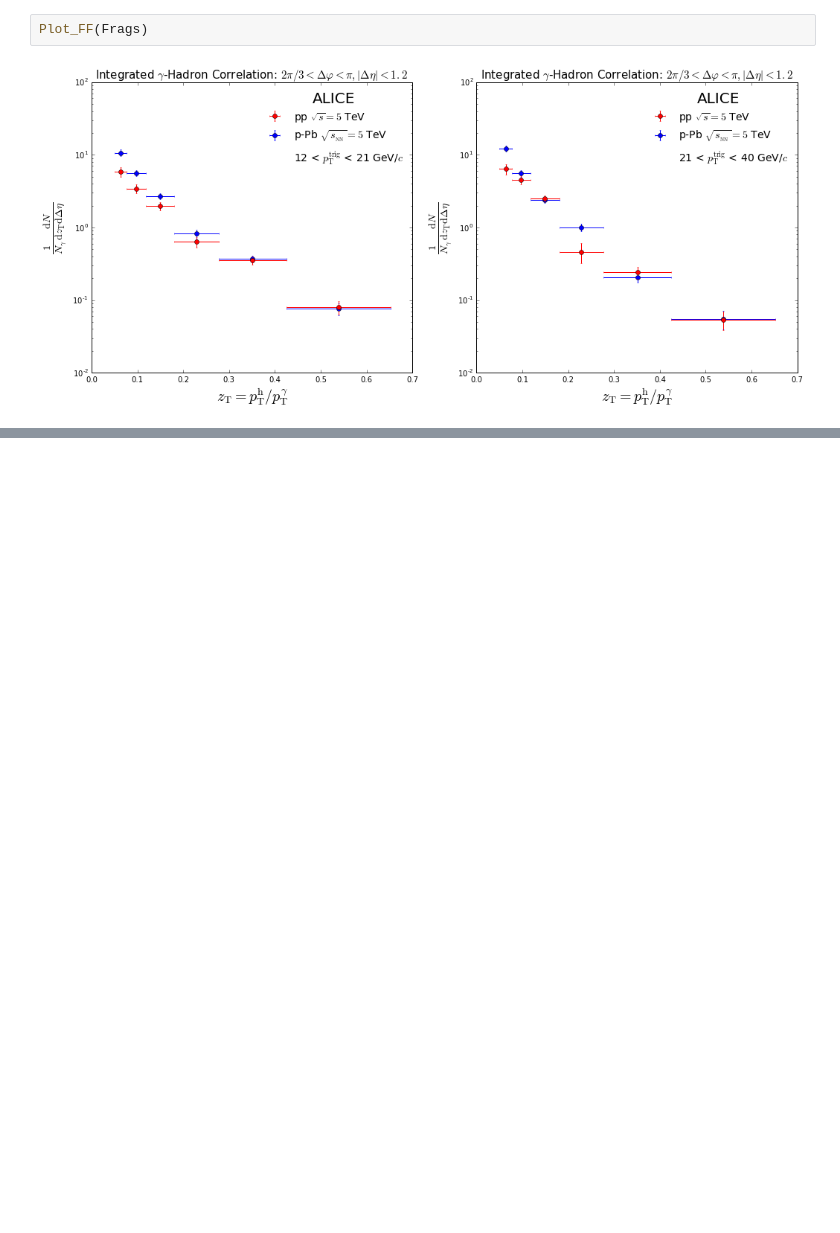
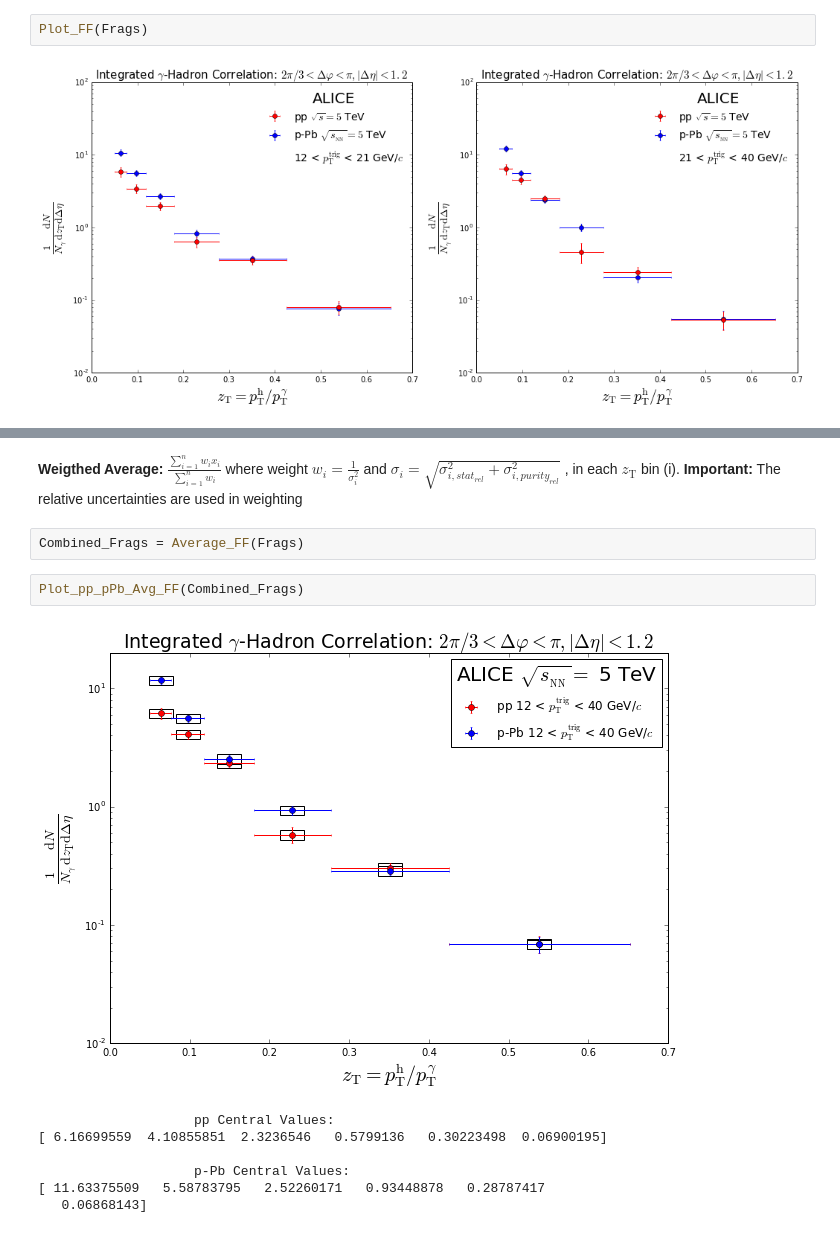
Before and after one commit to ftoralesacosta/GH_Correlations, a Jupyter notebook: pythonic_correlations.ipynb, the cells around one changed output, grey strips where cells are left out. Cells and saved outputs as stored; diff of their text form; blank space fills up the shorter version.

```diff
--- a/pythonic_correlations.ipynb
+++ b/pythonic_correlations.ipynb
@@ -90,0 +125,14 @@ Plot_FF(Frags)
+# %% [markdown]
+**Weigthed Average:** $\frac{\sum_{i=1}^{n}w_i x_i}{\sum_{i=1}^{n}w_i}$ where weight $w_i = \frac{1}{\sigma_i^2} $ and $\sigma_i = \sqrt{\sigma_{i,stat_{rel}}^2 + \sigma_{i,purity_{rel}}^2}$ , in each $z_\mathrm{T}$ bin (i). **Important:** The relative uncertainties are used in weighting
+# %%
+Combined_Frags = Average_FF(Frags)
+# %%
+Plot_pp_pPb_Avg_FF(Combined_Frags)
+# %% [output]
+[figure, added]
+                    pp Central Values:
+[ 6.16699559  4.10855851  2.3236546   0.5799136   0.30223498  0.06900195]
+
+                    p-Pb Central Values:
+[ 11.63375509   5.58783795   2.52260171   0.93448878   0.28787417
+   0.06868143]
```
Also changed, not shown: parts of 8 cells of this notebook, 25 other files.
